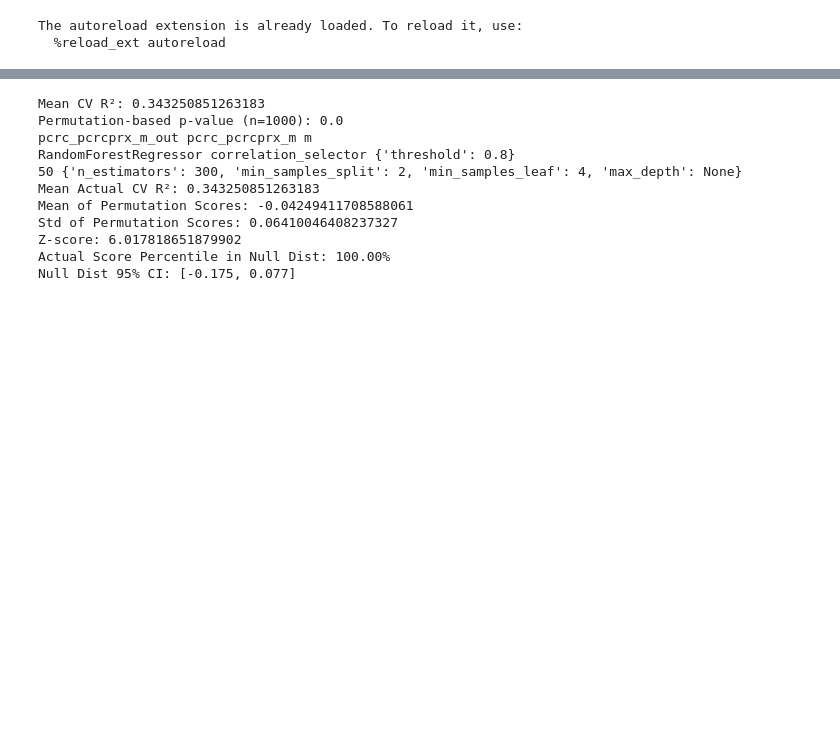
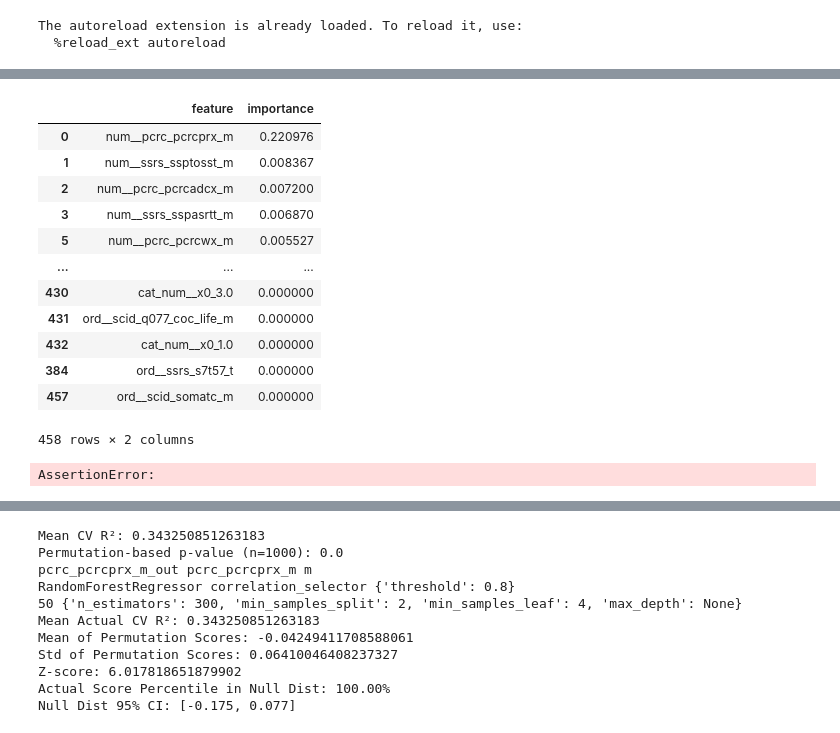
Before and after one commit to ALINA991/ADHD_fMRI, a Jupyter notebook: MTA/permutation_analysis.ipynb, the cells around one changed output, grey strips where cells are left out. Cells and saved outputs as stored; diff of their text form; code cells hidden in the pictures; blank space fills up the shorter version.

```diff
--- a/MTA/permutation_analysis.ipynb
+++ b/MTA/permutation_analysis.ipynb
@@ -479,0 +263,14 @@ TypeError: cannot unpack non-iterable NoneType object
+# %%
+    weighted_imp = result.importances_mean * fold_perf
+    weighted_importances_list.append(weighted_imp)
+
+    weighted_std_list.append(result.importances_std * fold_perf)
+    ci_lower = np.percentile(result.importances * fold_perf, 2.5, axis=0)
+    ci_upper = np.percentile(result.importances * fold_perf, 97.5, axis=0)
+    ci_lower_list.append(ci_lower)
+    ci_upper_list.append(ci_upper)
+
+    p_vals = np.mean(result.importances * fold_perf <= 0, axis=0)
+    p_values_list.append(p_vals)
+
+    all_permutations.append(result.importances * fold_perf)
@@ -479,0 +294,3 @@ TypeError: cannot unpack non-iterable NoneType object
+# %%
+pipeline.fit(df_X, y)
+result = permutation_importance(pipeline, df_X, y, n_repeats=2, random_state=42)
@@ -479,0 +325,3 @@ TypeError: cannot unpack non-iterable NoneType object
+# %%
+X_trans = pipeline[:-1].fit_transform(df_X, y)
+print(df_X.shape, X_trans.shape)
@@ -479,0 +547,59 @@ TypeError: cannot unpack non-iterable NoneType object
+# %%
+else:
+        n_splits = 5
+        kf = GroupKFold(n_splits=n_splits)
+
+        weighted_sums = {}
+        r2_scores = []
+        sum_of_r2 = 0.0
+
+        for train_idx, val_idx in kf.split(df_X, y, groups):
+            X_train, X_val = df_X.iloc[train_idx], df_X.iloc[val_idx]
+            y_train, y_val = y[train_idx], y[val_idx]
+            pipeline.fit(X_train, y_train)
+            y_pred = pipeline.predict(X_val)
+            fold_r2 = r2_score(y_val, y_pred)
+            r2_scores.append(fold_r2)
+            sum_of_r2 += fold_r2
+
+            if importance_meth == "internal":
+                fi_fold = get_fi_from_model(pipeline, X_train, y_train)
+            elif importance_meth == "perm":
+                fi_fold = get_fi_from_perm(pipeline, X_train, y_train, n_repeats= n_repeats)
+            elif importance_meth == "shap":
+                fi_fold = get_fi_from_shap(pipeline, df_X, y)
+
+
+            fold_dict = {
+                row['feature']: row['importance']
+                for _, row in fi_fold.iterrows()
+            }
+
+            for feat, imp_val in fold_dict.items():
+                weighted_sums[feat] = weighted_sums.get(feat, 0.0) + fold_r2 * imp_val
+
+        records = []
+        for feat, weighted_sum in weighted_sums.items():
+            avg_importance = weighted_sum / sum_of_r2  # Weighted by total r2
+            records.append((feat, avg_importance))
+
+        fi_df = pd.DataFrame(records, columns=["feature", "importance"])
+        fi_df.sort_values("importance", ascending=False, inplace=True)
+# %% [output]
+|  | feature | importance |
+| 0 | num__pcrc_pcrcprx_m | 0.220976 |
+| 1 | num__ssrs_ssptosst_m | 0.008367 |
+| 2 | num__pcrc_pcrcadcx_m | 0.007200 |
+| 3 | num__ssrs_sspasrtt_m | 0.006870 |
+| 5 | num__pcrc_pcrcwx_m | 0.005527 |
+| ... | ... | ... |
+| 430 | cat_num__x0_3.0 | 0.000000 |
+| 431 | ord__scid_q077_coc_life_m | 0.000000 |
+| 432 | cat_num__x0_1.0 | 0.000000 |
+| 384 | ord__ssrs_s7t57_t | 0.000000 |
+| 457 | ord__scid_somatc_m | 0.000000 |
+458 rows × 2 columns
+# %%
+assert 1 == 0
+# %% [output]
+AssertionError:
```
Also changed, not shown: parts of 65 cells of this notebook, 6 other files.
